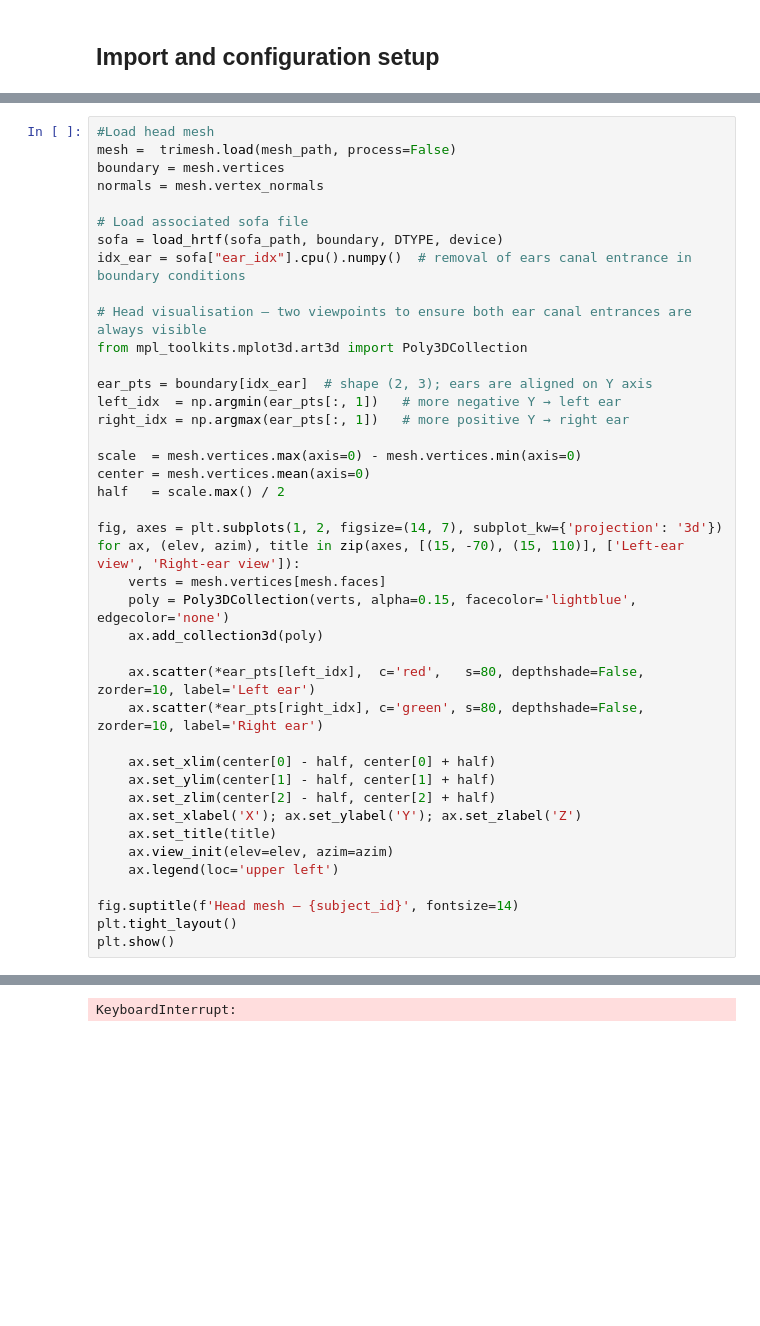
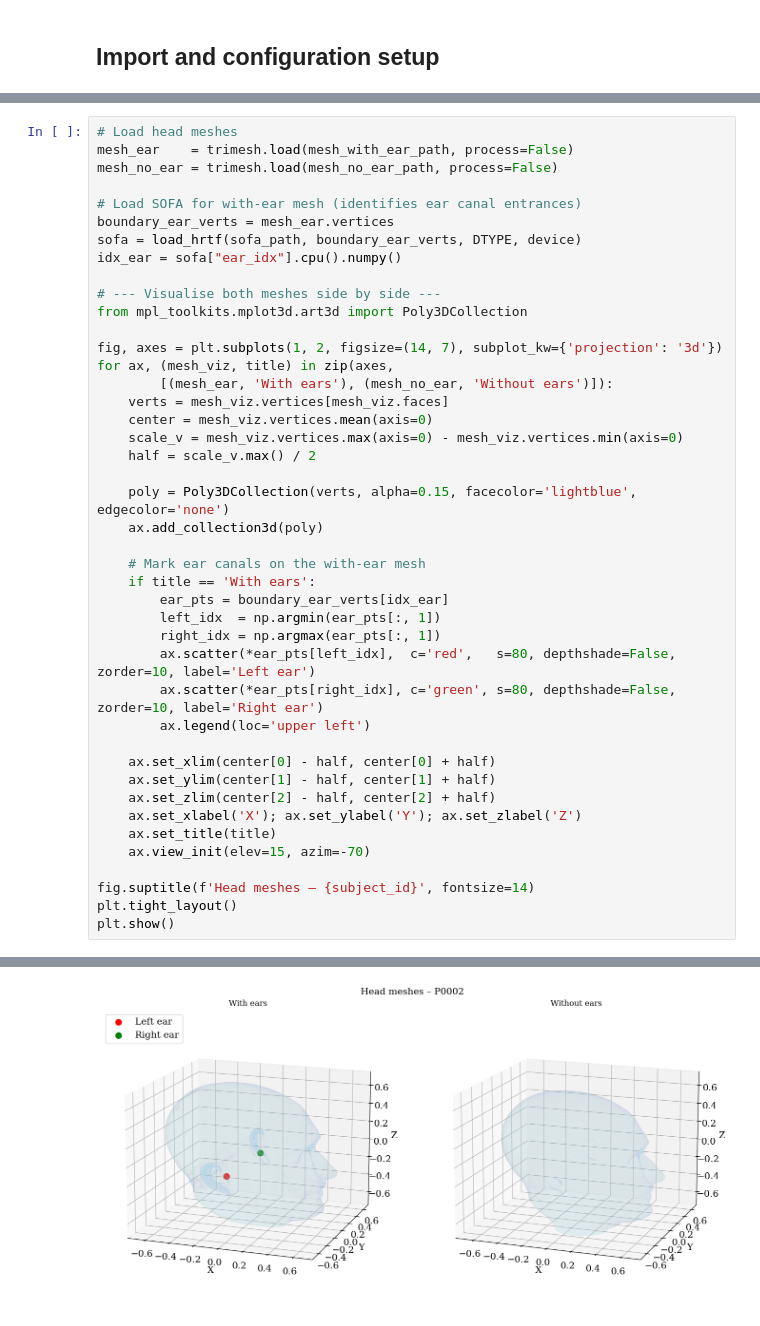
Before and after one commit to Dankradino/Acoustic-Scattering-PINN, a Jupyter notebook: Notebooks/head_filed_visualisation.ipynb, the cells around one changed output, grey strips where cells are left out. Drawn from its saved outputs; the diff is of its cells as text; blank space fills up the shorter version.

Commit message:
complete hrtf notebook with comparison of ear presence

```diff
--- a/Notebooks/head_filed_visualisation.ipynb
+++ b/Notebooks/head_filed_visualisation.ipynb
@@ -87,42 +99,44 @@ tensor([[0.],
 # %%
-#Load head mesh
-mesh =  trimesh.load(mesh_path, process=False)
-boundary = mesh.vertices
-normals = mesh.vertex_normals
+# Load head meshes
+mesh_ear    = trimesh.load(mesh_with_ear_path, process=False)
+mesh_no_ear = trimesh.load(mesh_no_ear_path, process=False)
 
-# Load associated sofa file
-sofa = load_hrtf(sofa_path, boundary, DTYPE, device)
-idx_ear = sofa["ear_idx"].cpu().numpy()  # removal of ears canal entrance in boundary conditions
+# Load SOFA for with-ear mesh (identifies ear canal entrances)
+boundary_ear_verts = mesh_ear.vertices
+sofa = load_hrtf(sofa_path, boundary_ear_verts, DTYPE, device)
+idx_ear = sofa["ear_idx"].cpu().numpy()
 
-# Head visualisation — two viewpoints to ensure both ear canal entrances are always visible
+# --- Visualise both meshes side by side ---
 from mpl_toolkits.mplot3d.art3d import Poly3DCollection
 
-ear_pts = boundary[idx_ear]  # shape (2, 3); ears are aligned on Y axis
-left_idx  = np.argmin(ear_pts[:, 1])   # more negative Y → left ear
-right_idx = np.argmax(ear_pts[:, 1])   # more positive Y → right ear
+fig, axes = plt.subplots(1, 2, figsize=(14, 7), subplot_kw={'projection': '3d'})
+for ax, (mesh_viz, title) in zip(axes,
+        [(mesh_ear, 'With ears'), (mesh_no_ear, 'Without ears')]):
+    verts = mesh_viz.vertices[mesh_viz.faces]
+    center = mesh_viz.vertices.mean(axis=0)
+    scale_v = mesh_viz.vertices.max(axis=0) - mesh_viz.vertices.min(axis=0)
+    half = scale_v.max() / 2
 
-scale  = mesh.vertices.max(axis=0) - mesh.vertices.min(axis=0)
-center = mesh.vertices.mean(axis=0)
-half   = scale.max() / 2
-
-fig, axes = plt.subplots(1, 2, figsize=(14, 7), subplot_kw={'projection': '3d'})
-for ax, (elev, azim), title in zip(axes, [(15, -70), (15, 110)], ['Left-ear view', 'Right-ear view']):
-    verts = mesh.vertices[mesh.faces]
     poly = Poly3DCollection(verts, alpha=0.15, facecolor='lightblue', edgecolor='none')
     ax.add_collection3d(poly)
 
-    ax.scatter(*ear_pts[left_idx],  c='red',   s=80, depthshade=False, zorder=10, label='Left ear')
-    ax.scatter(*ear_pts[right_idx], c='green', s=80, depthshade=False, zorder=10, label='Right ear')
+    # Mark ear canals on the with-ear mesh
+    if title == 'With ears':
+        ear_pts = boundary_ear_verts[idx_ear]
+        left_idx  = np.argmin(ear_pts[:, 1])
+        right_idx = np.argmax(ear_pts[:, 1])
+        ax.scatter(*ear_pts[left_idx],  c='red',   s=80, depthshade=False, zorder=10, label='Left ear')
+        ax.scatter(*ear_pts[right_idx], c='green', s=80, depthshade=False, zorder=10, label='Right ear')
+        ax.legend(loc='upper left')
 
     ax.set_xlim(center[0] - half, center[0] + half)
     ax.set_ylim(center[1] - half, center[1] + half)
     ax.set_zlim(center[2] - half, center[2] + half)
     ax.set_xlabel('X'); ax.set_ylabel('Y'); ax.set_zlabel('Z')
     ax.set_title(title)
-    ax.view_init(elev=elev, azim=azim)
-    ax.legend(loc='upper left')
+    ax.view_init(elev=15, azim=-70)
 
-fig.suptitle(f'Head mesh – {subject_id}', fontsize=14)
+fig.suptitle(f'Head meshes – {subject_id}', fontsize=14)
 plt.tight_layout()
 plt.show()
 # %% [output]
@@ -132,3 +146,3 @@ Vertex 2: [-0.01343384 -0.39411208 -0.00793125]
 First frequencies available : [0.0 150.0 300.0 450.0 600.0 750.0 900.0 1050.0 1200.0 1350.0 1500.0
  1650.0 1800.0 1950.0 2100.0]
-KeyboardInterrupt:
+[figure, added]
```
Also changed, not shown: parts of 17 cells of this notebook, 5 other files.
